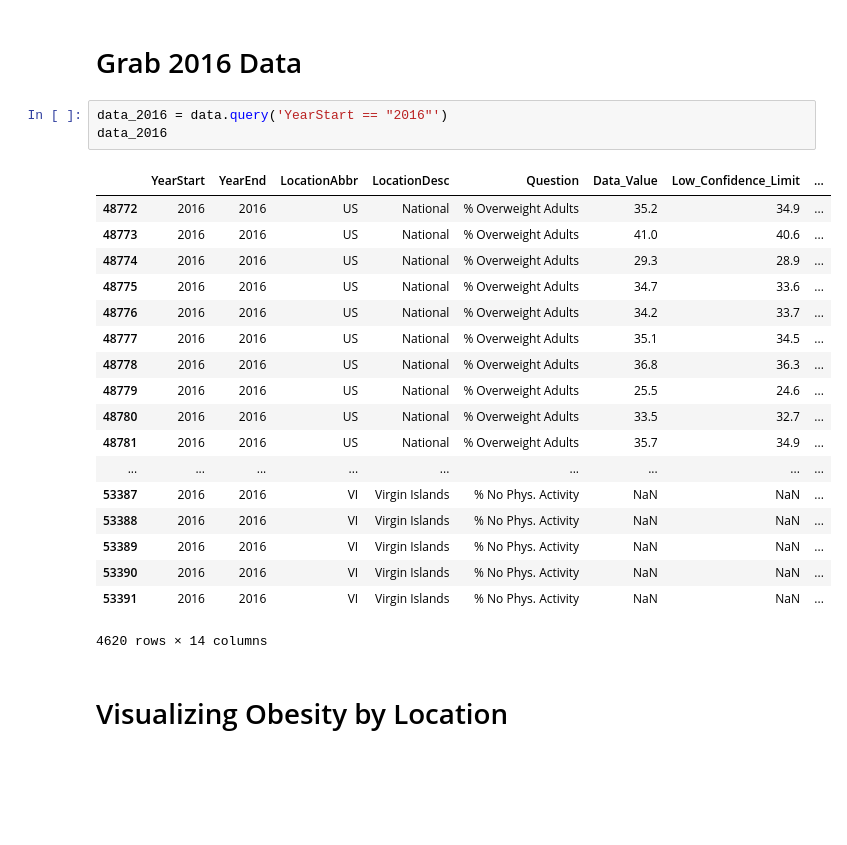
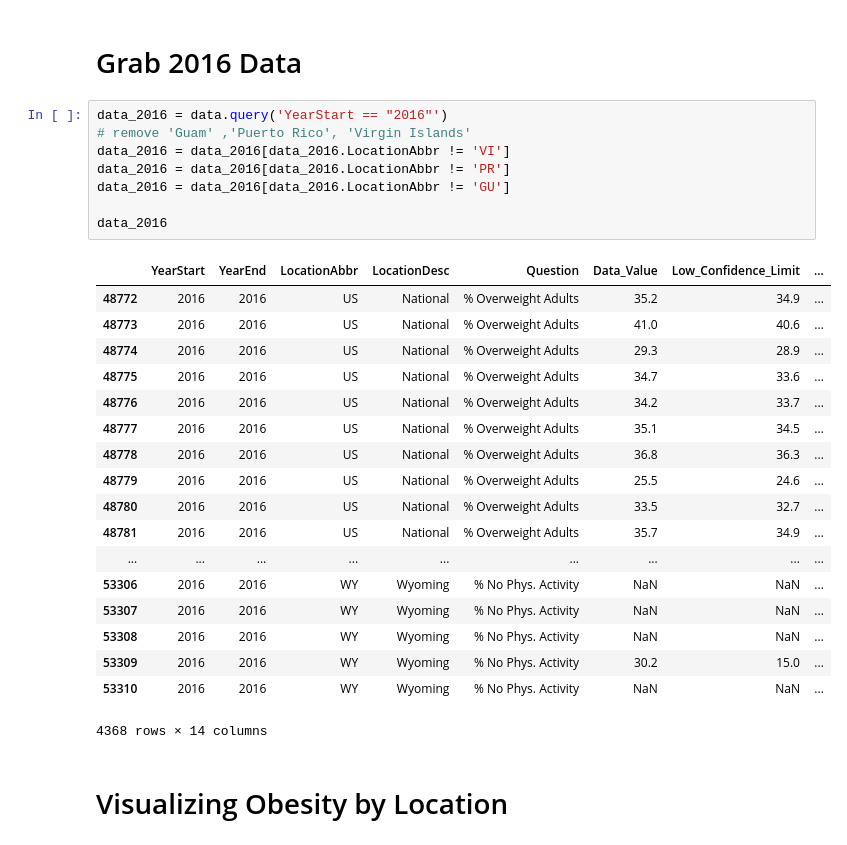
Before and after one commit to alankritjoshi/cs6220f17project2, a Jupyter notebook: 02_working/process_dataset.ipynb, the cells around one changed output. Drawn from its saved outputs; the diff is of its cells as text; blank space fills up the shorter version.

```diff
--- a/02_working/process_dataset.ipynb
+++ b/02_working/process_dataset.ipynb
@@ -71,28 +71,33 @@ list(data.columns)
  'StratificationID1']
 # %% [markdown]
 # Grab 2016 Data
-# %%
-data_2016 = data.query('YearStart == "2016"')
-data_2016
-# %% [output]
-|  | YearStart | YearEnd | LocationAbbr | LocationDesc | Question | Data_Value | Low_Confidence_Limit | ... |
-| 48772 | 2016 | 2016 | US | National | % Overweight Adults | 35.2 | 34.9 | ... |
-| 48773 | 2016 | 2016 | US | National | % Overweight Adults | 41.0 | 40.6 | ... |
-| 48774 | 2016 | 2016 | US | National | % Overweight Adults | 29.3 | 28.9 | ... |
-| 48775 | 2016 | 2016 | US | National | % Overweight Adults | 34.7 | 33.6 | ... |
-| 48776 | 2016 | 2016 | US | National | % Overweight Adults | 34.2 | 33.7 | ... |
-| 48777 | 2016 | 2016 | US | National | % Overweight Adults | 35.1 | 34.5 | ... |
-| 48778 | 2016 | 2016 | US | National | % Overweight Adults | 36.8 | 36.3 | ... |
-| 48779 | 2016 | 2016 | US | National | % Overweight Adults | 25.5 | 24.6 | ... |
-| 48780 | 2016 | 2016 | US | National | % Overweight Adults | 33.5 | 32.7 | ... |
-| 48781 | 2016 | 2016 | US | National | % Overweight Adults | 35.7 | 34.9 | ... |
-| ... | ... | ... | ... | ... | ... | ... | ... | ... |
-| 53387 | 2016 | 2016 | VI | Virgin Islands | % No Phys. Activity | NaN | NaN | ... |
-| 53388 | 2016 | 2016 | VI | Virgin Islands | % No Phys. Activity | NaN | NaN | ... |
-| 53389 | 2016 | 2016 | VI | Virgin Islands | % No Phys. Activity | NaN | NaN | ... |
-| 53390 | 2016 | 2016 | VI | Virgin Islands | % No Phys. Activity | NaN | NaN | ... |
-| 53391 | 2016 | 2016 | VI | Virgin Islands | % No Phys. Activity | NaN | NaN | ... |
-4620 rows × 14 columns
+# %%
+data_2016 = data.query('YearStart == "2016"')
+# remove 'Guam' ,'Puerto Rico', 'Virgin Islands'
+data_2016 = data_2016[data_2016.LocationAbbr != 'VI']
+data_2016 = data_2016[data_2016.LocationAbbr != 'PR']
+data_2016 = data_2016[data_2016.LocationAbbr != 'GU']
+
+data_2016
+# %% [output]
+|  | YearStart | YearEnd | LocationAbbr | LocationDesc | Question | Data_Value | Low_Confidence_Limit | ... |
+| 48772 | 2016 | 2016 | US | National | % Overweight Adults | 35.2 | 34.9 | ... |
+| 48773 | 2016 | 2016 | US | National | % Overweight Adults | 41.0 | 40.6 | ... |
+| 48774 | 2016 | 2016 | US | National | % Overweight Adults | 29.3 | 28.9 | ... |
+| 48775 | 2016 | 2016 | US | National | % Overweight Adults | 34.7 | 33.6 | ... |
+| 48776 | 2016 | 2016 | US | National | % Overweight Adults | 34.2 | 33.7 | ... |
+| 48777 | 2016 | 2016 | US | National | % Overweight Adults | 35.1 | 34.5 | ... |
+| 48778 | 2016 | 2016 | US | National | % Overweight Adults | 36.8 | 36.3 | ... |
+| 48779 | 2016 | 2016 | US | National | % Overweight Adults | 25.5 | 24.6 | ... |
+| 48780 | 2016 | 2016 | US | National | % Overweight Adults | 33.5 | 32.7 | ... |
+| 48781 | 2016 | 2016 | US | National | % Overweight Adults | 35.7 | 34.9 | ... |
+| ... | ... | ... | ... | ... | ... | ... | ... | ... |
+| 53306 | 2016 | 2016 | WY | Wyoming | % No Phys. Activity | NaN | NaN | ... |
+| 53307 | 2016 | 2016 | WY | Wyoming | % No Phys. Activity | NaN | NaN | ... |
+| 53308 | 2016 | 2016 | WY | Wyoming | % No Phys. Activity | NaN | NaN | ... |
+| 53309 | 2016 | 2016 | WY | Wyoming | % No Phys. Activity | 30.2 | 15.0 | ... |
+| 53310 | 2016 | 2016 | WY | Wyoming | % No Phys. Activity | NaN | NaN | ... |
+4368 rows × 14 columns
 # %% [markdown]
 # Visualizing Obesity by Location
 # %%
```
Also changed, not shown: parts of 4 cells of this notebook.
